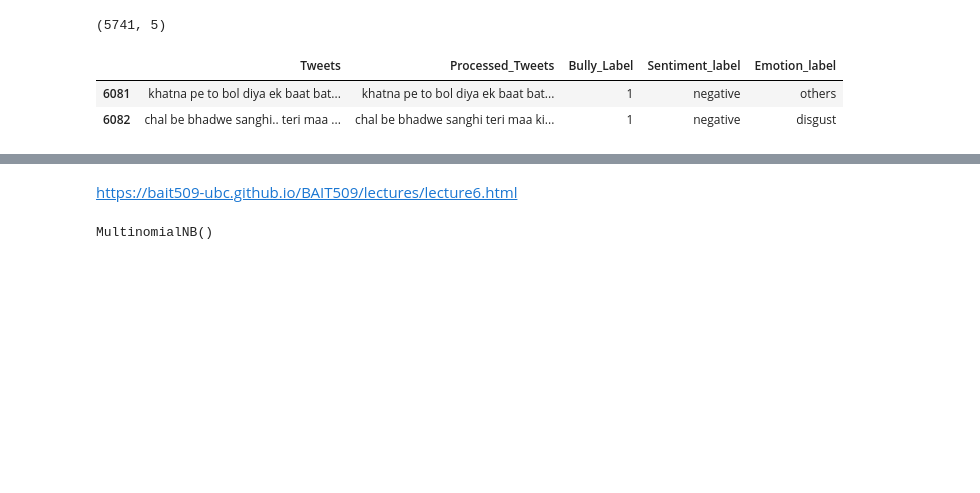
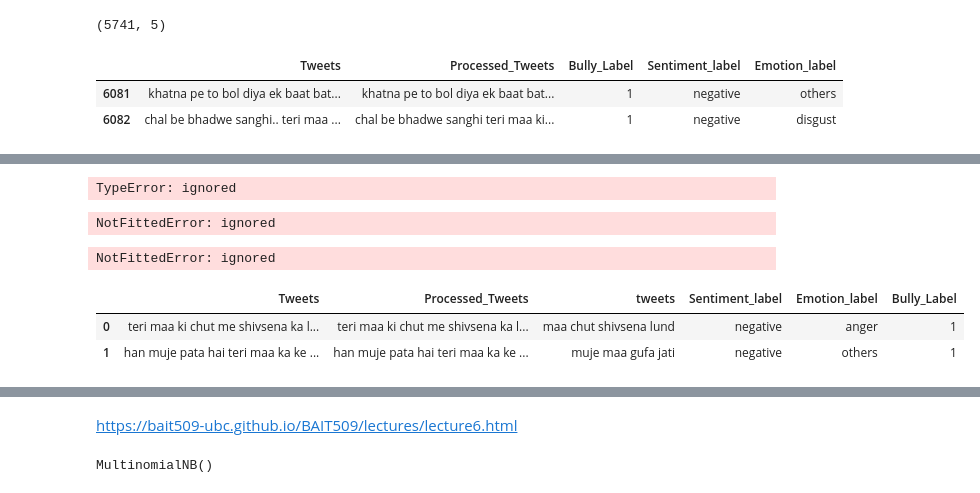
Before and after one commit to nehadubey1205/NLP-College, a Jupyter notebook: Copy_of_BulllysentEmo.ipynb, the cells around one changed output, grey strips where cells are left out. Cells and saved outputs as stored; diff of their text form; code cells hidden in the pictures; blank space fills up the shorter version.

```diff
--- a/Copy_of_BulllysentEmo.ipynb
+++ b/Copy_of_BulllysentEmo.ipynb
@@ -208,0 +396,5 @@ X_train, X_val, y_train, y_val =\
+# %%
+accuracy = accuracy_score(X_test_tfidf, y_pred)
+print('Accuracy: %f' % accuracy)
+# %% [output]
+TypeError: ignored
@@ -208,0 +412,20 @@ X_train, X_val, y_train, y_val =\
+# %%
+from sklearn import metrics
+predicted = model.predict(X_test_tfidf)
+accuracy_score = metrics.accuracy_score(predicted, y_test)
+print("Accuracuy Score: ",accuracy_score)
+# %% [output]
+NotFittedError: ignored
+# %%
+from sklearn.metrics import f1_score
+from sklearn.metrics import classification_report
+y_pred = model.predict(X_test_preprocessed)
+print (classification_report (y_test, score))
+# %% [output]
+NotFittedError: ignored
+# %%
+data.head(2)
+# %% [output]
+|  | Tweets | Processed_Tweets | tweets | Sentiment_label | Emotion_label | Bully_Label |
+| 0 | teri maa ki chut me shivsena ka l... | teri maa ki chut me shivsena ka l... | maa chut shivsena lund | negative | anger | 1 |
+| 1 | han muje pata hai teri maa ka ke ... | han muje pata hai teri maa ka ke ... | muje maa gufa jati | negative | others | 1 |
```
Also changed, not shown: parts of 61 cells of this notebook.
